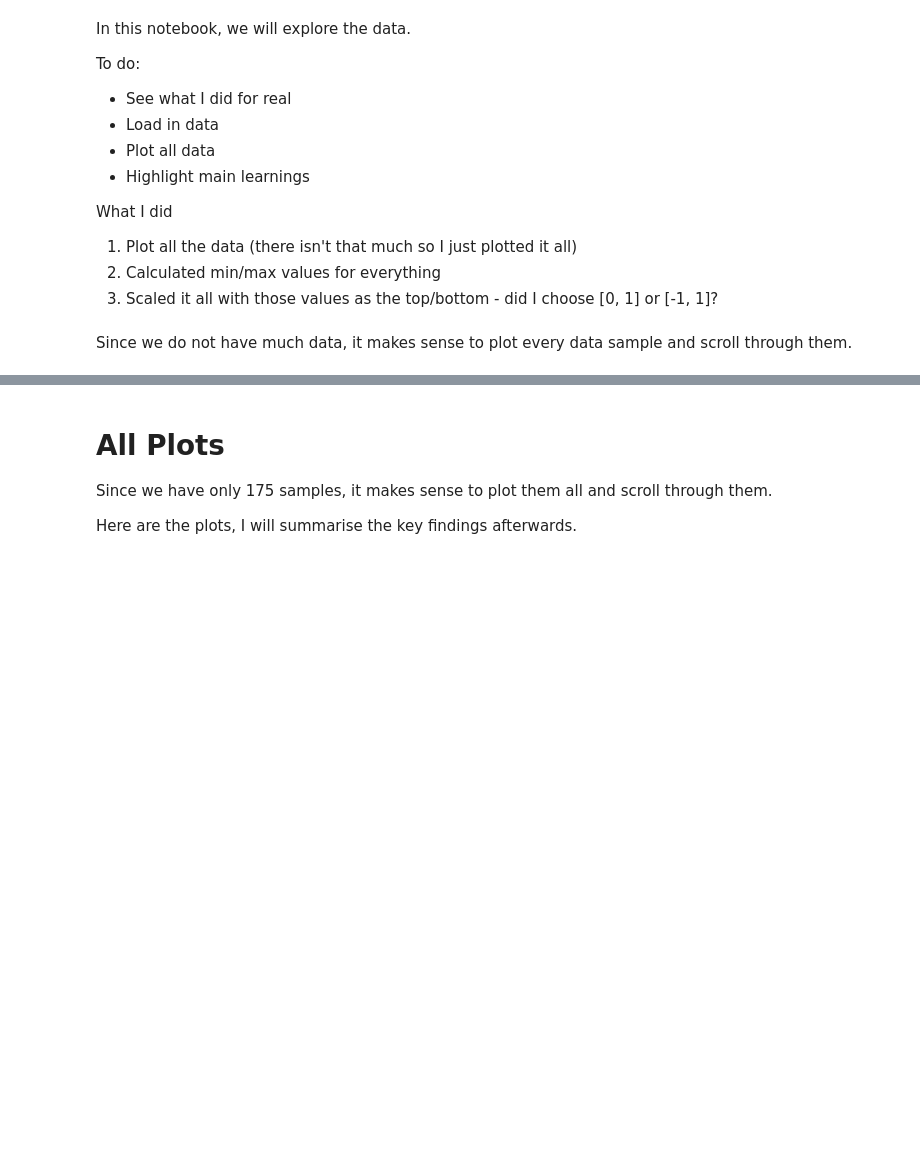
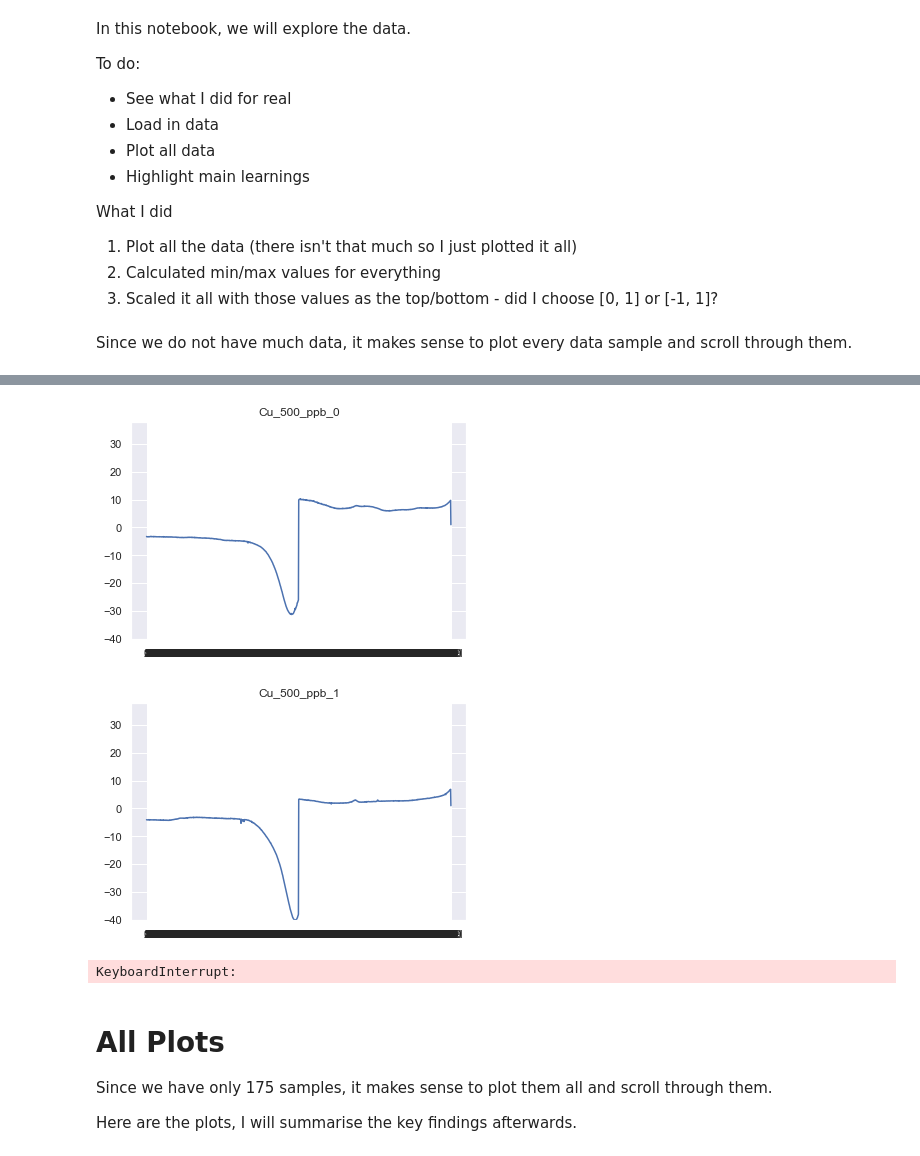
Before and after one commit to codeananda/sequence_classification_pytorch, a Jupyter notebook: electrochem_pytorch/02_DataExploration.ipynb, the cells around one changed output, grey strips where cells are left out. Saved outputs shown, nothing was run; the diff lists cells and outputs as text; code cells hidden in the pictures; blank space fills up the shorter version.

Commit message:
Tried to plot rows using df.iterrows() but it's slow

```diff
--- a/electrochem_pytorch/02_DataExploration.ipynb
+++ b/electrochem_pytorch/02_DataExploration.ipynb
@@ -26,9 +26,10 @@ sns.set()
 
 DATA_DIR = Path('data/')
 
+# Read in dataframes - good to keep them separate to make plotting easier
+cadmium = pd.read_csv(DATA_DIR / 'cadmium.csv', index_col=0)
 copper = pd.read_csv(DATA_DIR / 'copper.csv', index_col=0)
-cadmium = pd.read_csv(DATA_DIR / 'cadmium.csv', index_col=0)
 lead = pd.read_csv(DATA_DIR / 'lead.csv', index_col=0)
 seawater = pd.read_csv(DATA_DIR / 'seawater.csv', index_col=0)
 
-analytes = [copper, cadmium, lead, seawater]
+analytes = pd.read_csv(DATA_DIR / 'all_data.csv', index_col=0)
@@ -35,10 +46,7 @@ analytes = [copper, cadmium, lead, seawater]
 # %%
 # Calculate global min/max to ensure plots are on the same scale
-analyte_maxes = [analyte.max().max() for analyte in analytes]
-analyte_mins = [analyte.min().min() for analyte in analytes]
-
-global_max = max(analyte_maxes)
-global_min = min(analyte_mins)
+global_max = analytes.max().max()
+global_min = analytes.min().min()
 # %%
 def plot_all_cols(df):
     """
@@ -49,6 +57,22 @@ def plot_all_cols(df):
         plt.ylim(global_min, global_max)
         plt.title(col)
         plt.show()
+# %%
+def plot_all_rows(df):
+    """
+    Convenience function to plot all rows of df.
+    """
+    for index, row in df.iterrows():
+        plt.plot(row)
+        plt.ylim(global_min, global_max)
+        plt.title(index)
+        plt.show()
+# %%
+plot_all_rows(copper)
+# %% [output]
+[figure, added]
+[figure, added]
+KeyboardInterrupt:
 # %% [markdown]
 # All Plots
 
```
Also changed, not shown: parts of 5 cells of this notebook.
